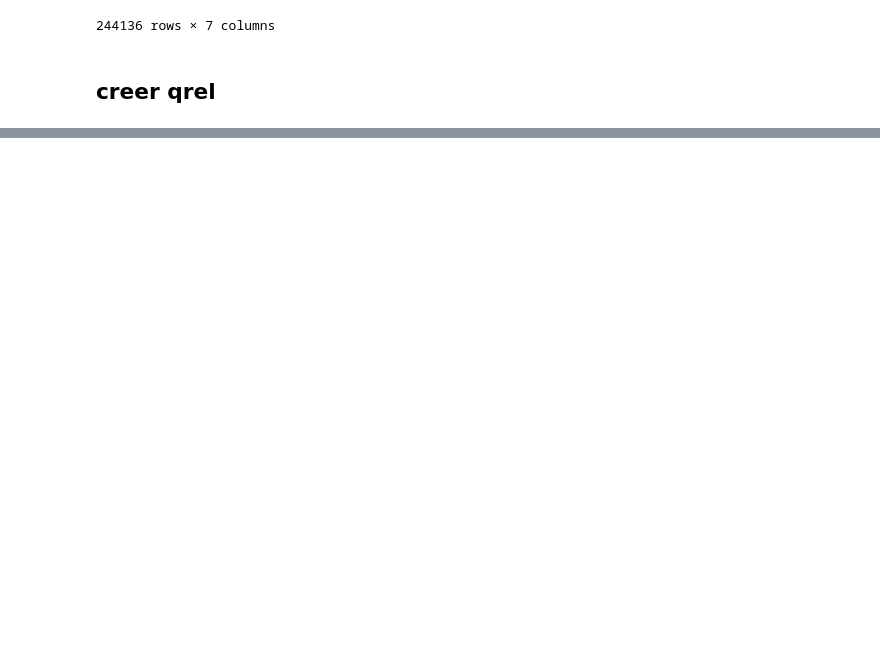
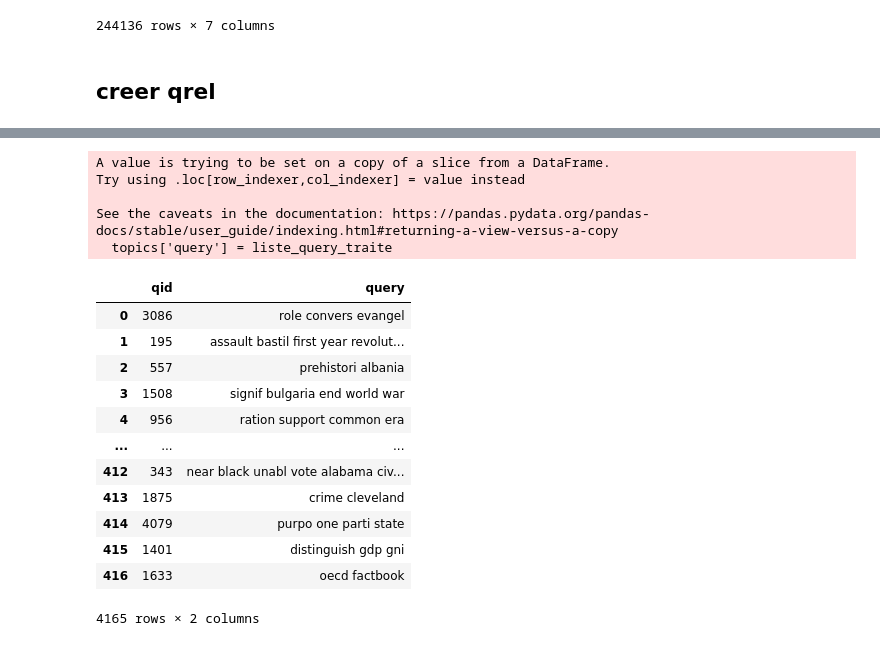
Before and after one commit to barthosdac/projet-rital, a Jupyter notebook: f.ipynb, the cells around one changed output, grey strips where cells are left out. Saved outputs shown, nothing was run; the diff lists cells and outputs as text; code cells hidden in the pictures; blank space fills up the shorter version.

```diff
--- a/f.ipynb
+++ b/f.ipynb
@@ -333,0 +248,27 @@ qrel.head(30)
+# %%
+import string
+import re
+import nltk
+nltk.download('punkt')
+nltk.download('wordnet')
+from nltk.tokenize import word_tokenize
+nltk.download('stopwords')
+from nltk.corpus import stopwords
+from nltk.stem import SnowballStemmer
+
+
+def prepretraiter(query):
+    #wn_lemmatizer = nltk.stem.WordNetLemmatizer()
+    stemmer = SnowballStemmer("english")
+    stopwords_en = stopwords.words('english')
+    punc = string.punctuation
+    q_traite = []
+    for q in query:
+        q = q[0].lower()
+        q = q.translate(str.maketrans(punc, ' '*len(punc)))
+        q = word_tokenize(q)
+        q = ' '.join([w for w in q if w not in stopwords_en])
+        #q = ' '.join(map(lambda x: wn_lemmatizer.lemmatize(x), word_tokenize(q)))
+        q = ' '.join(map(lambda x: stemmer.stem(x), word_tokenize(q)))
+        q_traite.append(q)
+    return q_traite
@@ -333,0 +282,26 @@ qrel.head(30)
+# %%
+liste_query = topics[['query']].values.tolist()
+liste_query_traite = prepretraiter(liste_query)
+# %%
+topics['query'] = liste_query_traite
+topics = topics.astype({"qid": str, "query": object})
+topics
+# %% [output]
+A value is trying to be set on a copy of a slice from a DataFrame.
+Try using .loc[row_indexer,col_indexer] = value instead
+
+See the caveats in the documentation: https://pandas.pydata.org/pandas-docs/stable/user_guide/indexing.html#returning-a-view-versus-a-copy
+  topics['query'] = liste_query_traite
+|  | qid | query |
+| 0 | 3086 | role convers evangel |
+| 1 | 195 | assault bastil first year revolut... |
+| 2 | 557 | prehistori albania |
+| 3 | 1508 | signif bulgaria end world war |
+| 4 | 956 | ration support common era |
+| ... | ... | ... |
+| 412 | 343 | near black unabl vote alabama civ... |
+| 413 | 1875 | crime cleveland |
+| 414 | 4079 | purpo one parti state |
+| 415 | 1401 | distinguish gdp gni |
+| 416 | 1633 | oecd factbook |
+4165 rows × 2 columns
```
Also changed, not shown: parts of 18 cells of this notebook, 1 other file.
